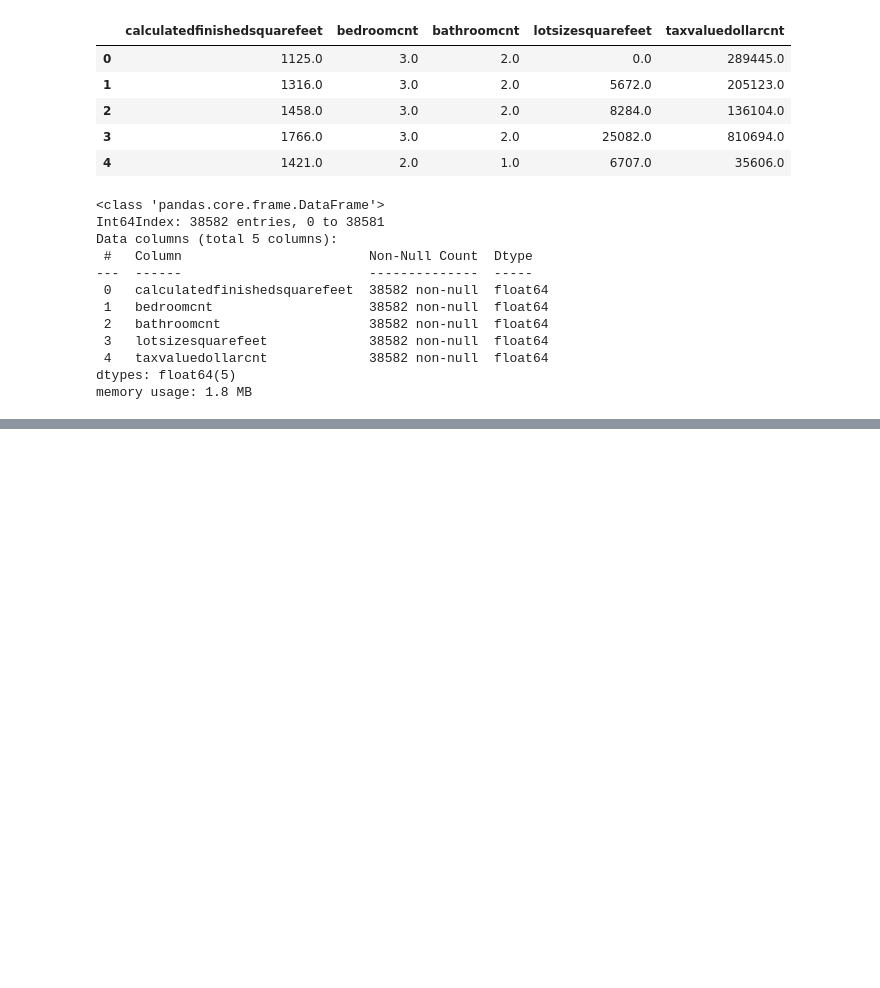
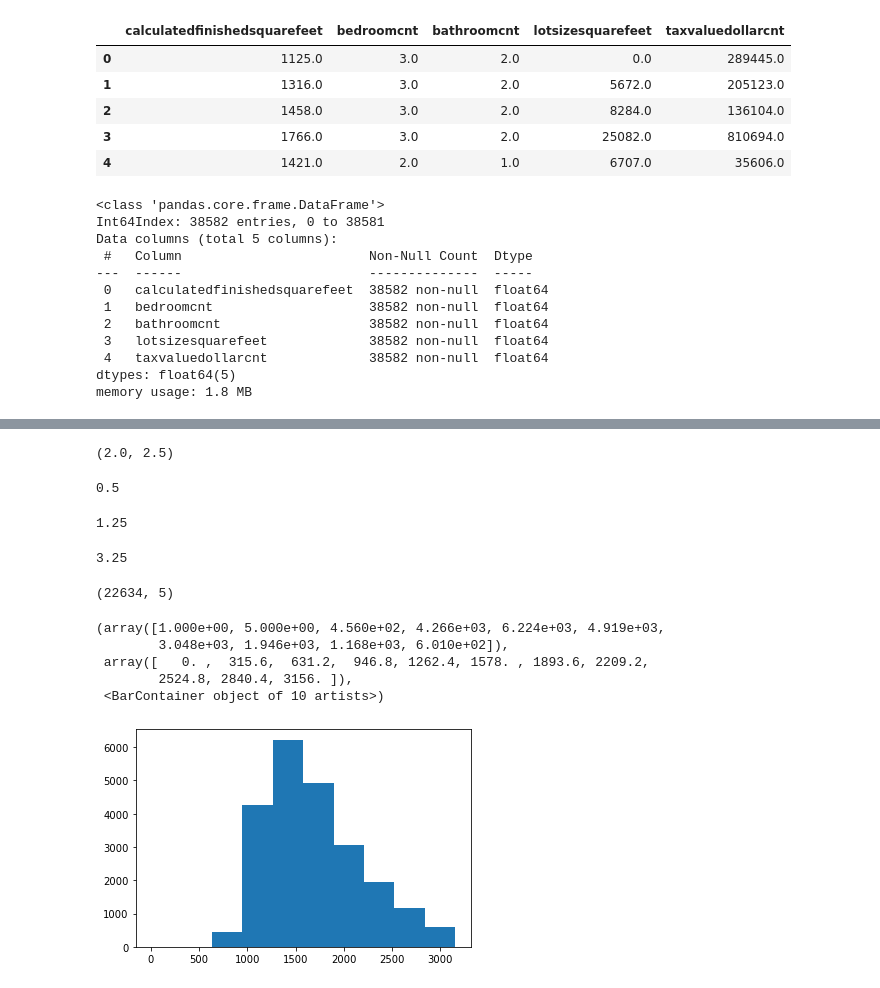
Before and after one commit to ljackson707/zillow_project, a Jupyter notebook: zillow_test.ipynb, the cells around one changed output, grey strips where cells are left out. Drawn from its saved outputs; the diff is of its cells as text; code cells hidden in the pictures; blank space fills up the shorter version.

```diff
--- a/zillow_test.ipynb
+++ b/zillow_test.ipynb
@@ -262,0 +286,11 @@ def Min_Max_Scaler_2(X_train, X_validate, X_test):
+# %%
+q1 = df.bathroomcnt.quantile(.25)
+q3 = df.bathroomcnt.quantile(.75)
+q1, q3
+# %% [output]
+(2.0, 2.5)
+# %%
+iqr = q3 - q1
+iqr
+# %% [output]
+0.5
@@ -262,0 +301,25 @@ def Min_Max_Scaler_2(X_train, X_validate, X_test):
+# %%
+lower_bound
+# %% [output]
+1.25
+# %%
+upper_bound
+# %% [output]
+3.25
+# %%
+# Let's filter out the low outliers
+df = df[df.bathroomcnt > lower_bound]
+# lets say give us everyhting less than the upper bound
+df = df[df.bathroomcnt < upper_bound]
+df.shape
+# %% [output]
+(22634, 5)
+# %%
+plt.hist(x="calculatedfinishedsquarefeet", data=df)
+# %% [output]
+(array([1.000e+00, 5.000e+00, 4.560e+02, 4.266e+03, 6.224e+03, 4.919e+03,
+        3.048e+03, 1.946e+03, 1.168e+03, 6.010e+02]),
+ array([   0. ,  315.6,  631.2,  946.8, 1262.4, 1578. , 1893.6, 2209.2,
+        2524.8, 2840.4, 3156. ]),
+ <BarContainer object of 10 artists>)
+[figure, added]
```
Also changed, not shown: parts of 134 cells of this notebook.
